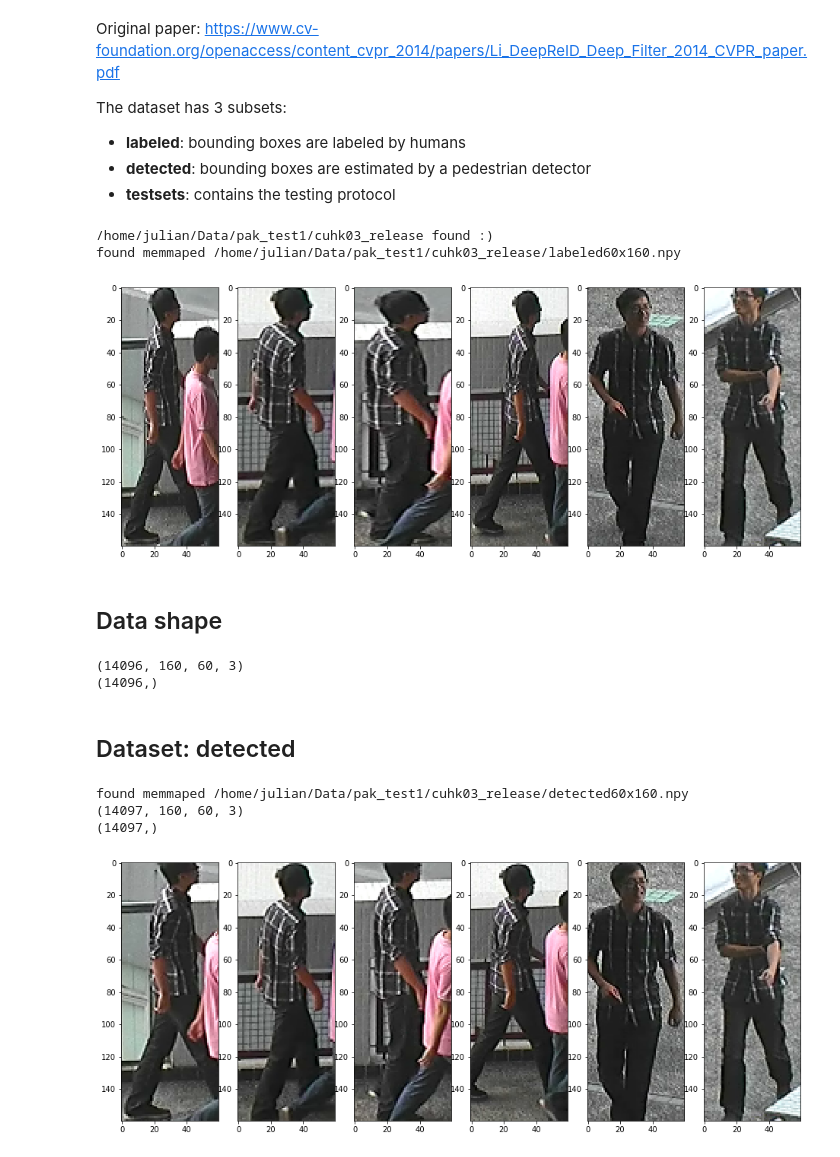
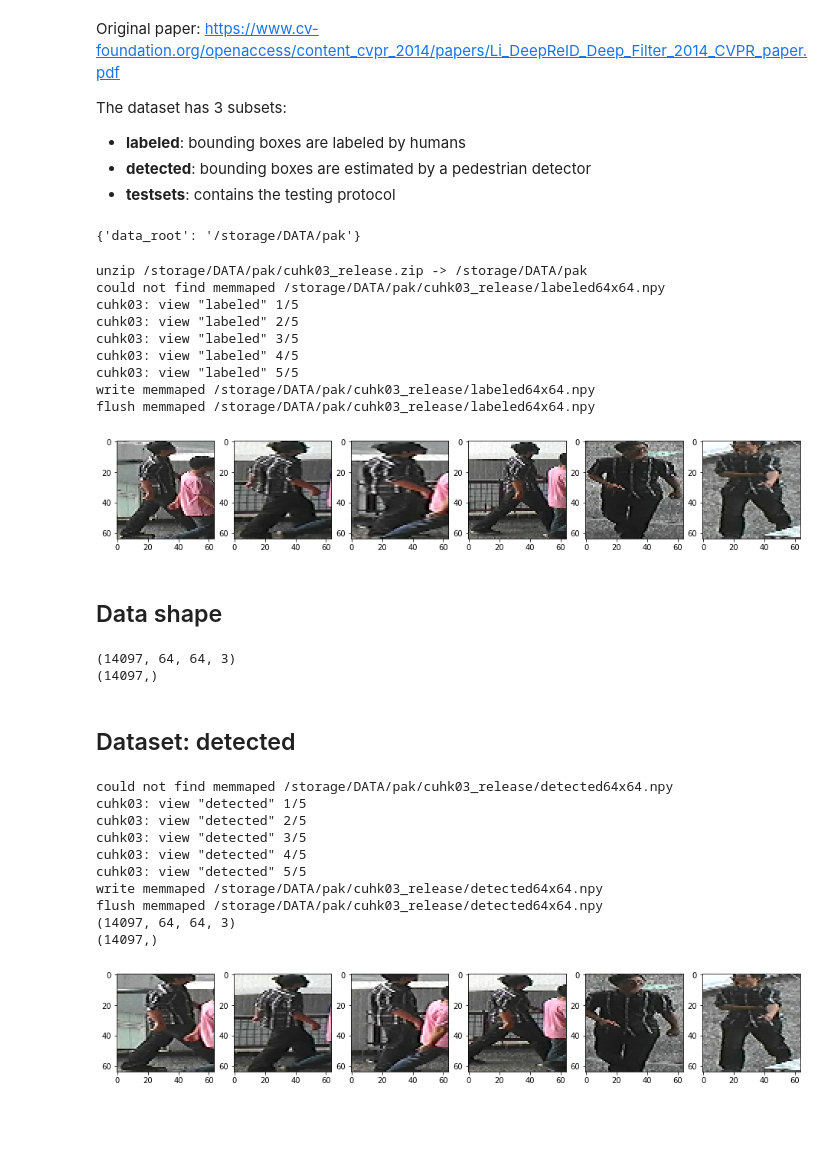
Before and after one commit to jutanke/pak, a Jupyter notebook: samples/CUHK03.ipynb, the cells around one changed output. Saved outputs shown, nothing was run; the diff lists cells and outputs as text; code cells hidden in the pictures; blank space fills up the shorter version.

Commit message:
cuhk03 code cleanup

```diff
--- a/samples/CUHK03.ipynb
+++ b/samples/CUHK03.ipynb
@@ -8,38 +8,50 @@ The dataset has 3 subsets:
 * **testsets**: contains the testing protocol
 # %%
 %matplotlib inline
+import json
+from pprint import pprint
+Settings = json.load(open('settings.txt'))
+pprint(Settings)
+print('')
 import sys
 sys.path.insert(0,'../')
 from pak.datasets.CUHK03 import cuhk03
 from pak import utils
 import matplotlib.pyplot as plt
 
-
-root = '/home/julian/Data/pak_test1'
-target_w, target_h = 60, 160
+root = Settings['data_root']
+target_w, target_h = 64, 64
 
 cuhk03 = cuhk03(root, target_w=target_w, target_h=target_h)
 
 
 X, Y = cuhk03.get_labeled()
 
 n = 6
 fig = plt.figure(figsize=(16,8))
 for i in range(n):
     fig.add_subplot(1, n, i+1).imshow(X[i+200])
 plt.show()
 # %% [output]
-/home/julian/Data/pak_test1/cuhk03_release found :)
-found memmaped /home/julian/Data/pak_test1/cuhk03_release/labeled60x160.npy
+{'data_root': '/storage/DATA/pak'}
+unzip /storage/DATA/pak/cuhk03_release.zip -> /storage/DATA/pak
+could not find memmaped /storage/DATA/pak/cuhk03_release/labeled64x64.npy
+cuhk03: view "labeled" 1/5
+cuhk03: view "labeled" 2/5
+cuhk03: view "labeled" 3/5
+cuhk03: view "labeled" 4/5
+cuhk03: view "labeled" 5/5
+write memmaped /storage/DATA/pak/cuhk03_release/labeled64x64.npy
+flush memmaped /storage/DATA/pak/cuhk03_release/labeled64x64.npy
-[figure, old version]
+[figure, new version]
 # %% [markdown]
 ## Data shape
 # %%
 print(X.shape)
 print(Y.shape)
 # %% [output]
-(14096, 160, 60, 3)
-(14096,)
+(14097, 64, 64, 3)
+(14097,)
 # %% [markdown]
 ## Dataset: detected
 # %%
@@ -54,7 +66,14 @@ for i in range(n):
     fig.add_subplot(1, n, i+1).imshow(X[i+200])
 plt.show()
 # %% [output]
-found memmaped /home/julian/Data/pak_test1/cuhk03_release/detected60x160.npy
-(14097, 160, 60, 3)
+could not find memmaped /storage/DATA/pak/cuhk03_release/detected64x64.npy
+cuhk03: view "detected" 1/5
+cuhk03: view "detected" 2/5
+cuhk03: view "detected" 3/5
+cuhk03: view "detected" 4/5
+cuhk03: view "detected" 5/5
+write memmaped /storage/DATA/pak/cuhk03_release/detected64x64.npy
+flush memmaped /storage/DATA/pak/cuhk03_release/detected64x64.npy
+(14097, 64, 64, 3)
 (14097,)
-[figure, old version]
+[figure, new version]
```
Also changed, not shown: 1 other file.
